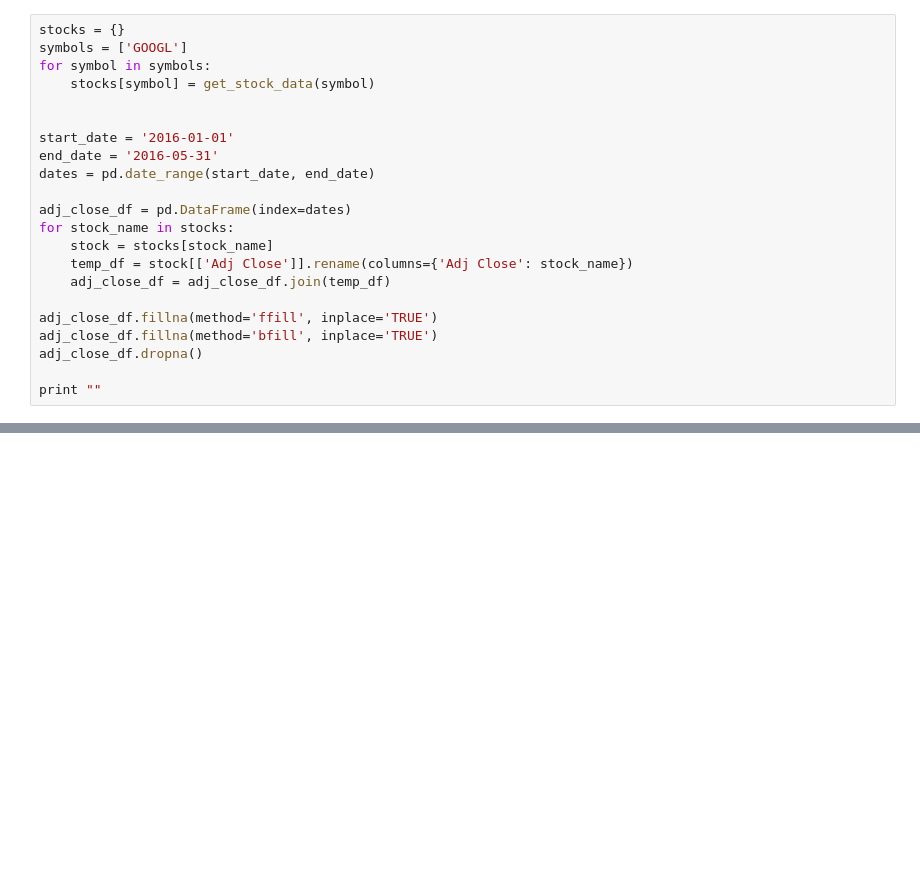
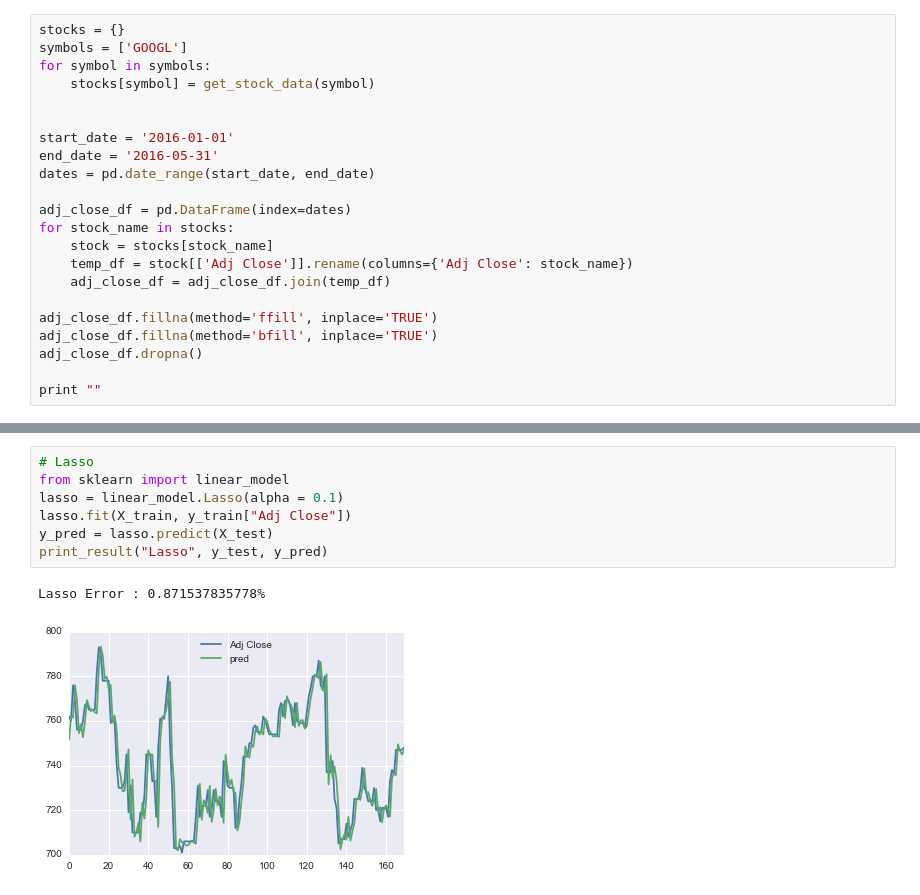
Before and after one commit to sunggeunkim/trading, a Jupyter notebook: capstone.ipynb, the cells around one changed output, grey strips where cells are left out. Saved outputs shown, nothing was run; the diff lists cells and outputs as text; blank space fills up the shorter version.

```diff
--- a/capstone.ipynb
+++ b/capstone.ipynb
@@ -284,0 +287,10 @@ Gaussian Naive Bayes:0.390855457227
+# %%
+# Lasso
+from sklearn import linear_model
+lasso = linear_model.Lasso(alpha = 0.1)
+lasso.fit(X_train, y_train["Adj Close"])
+y_pred = lasso.predict(X_test)
+print_result("Lasso", y_test, y_pred)
+# %% [output]
+Lasso Error : 0.871537835778%
+[figure, added]
```
Also changed, not shown: parts of 13 cells of this notebook.
